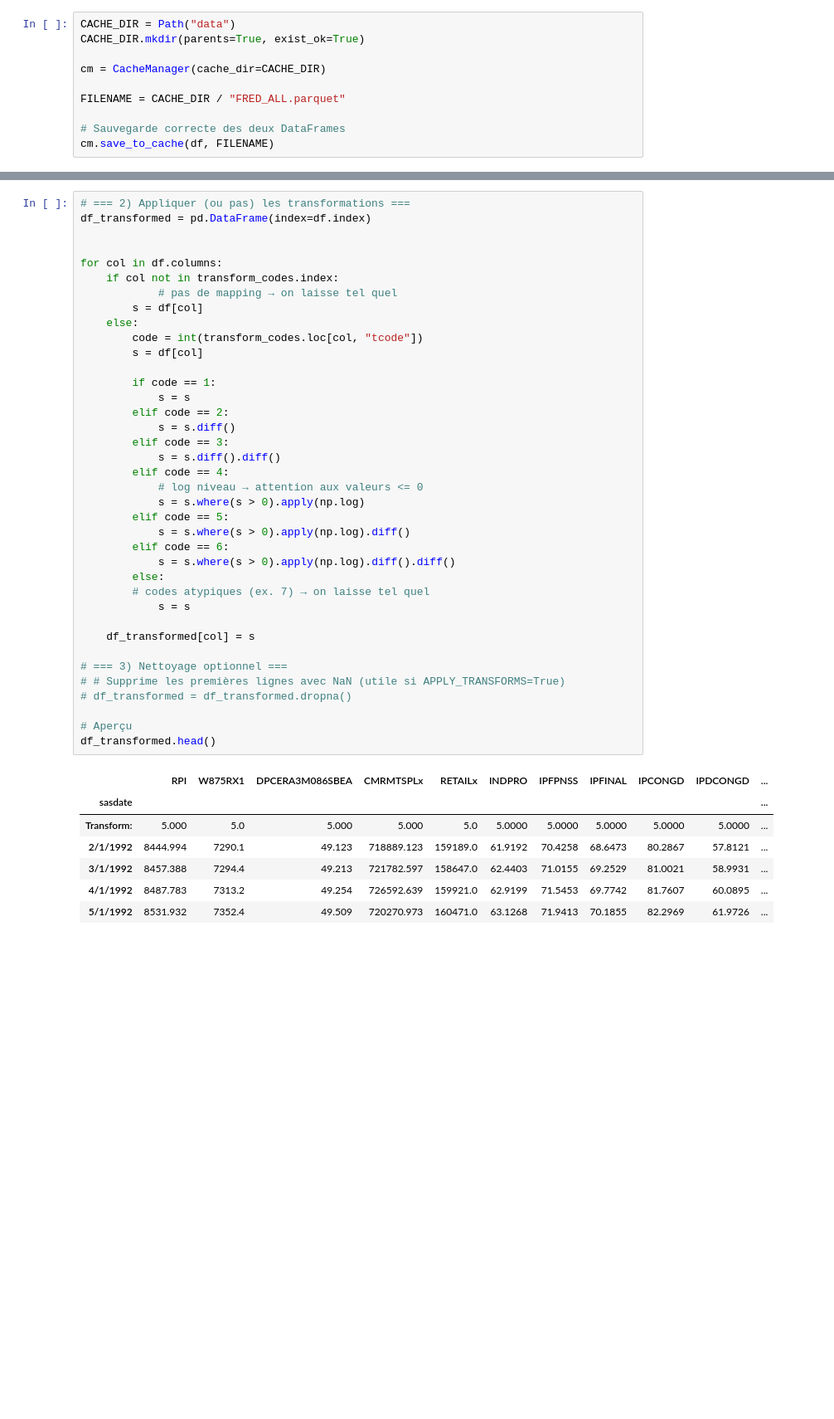
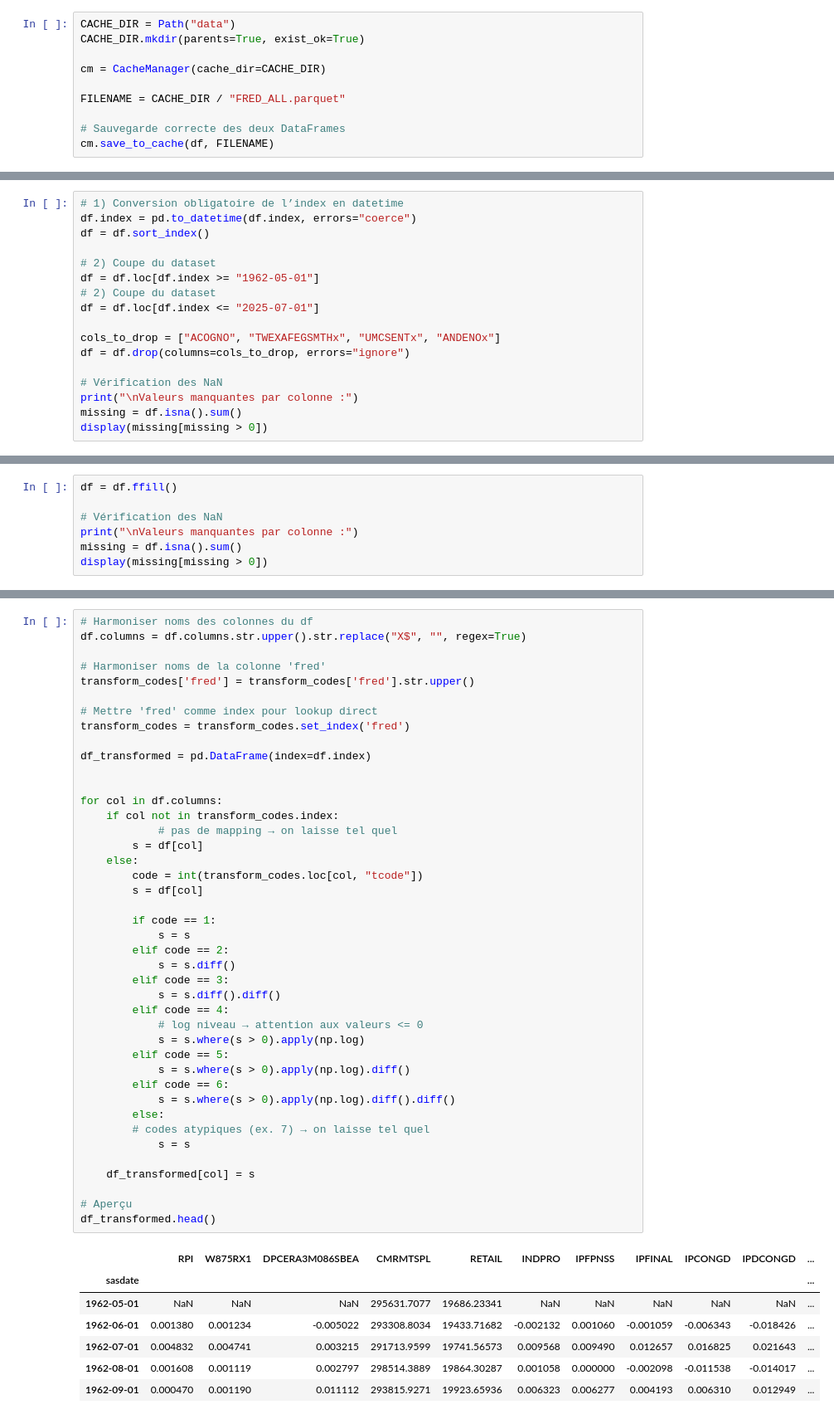
Before and after one commit to lxsd111/ML_PM, a Jupyter notebook: nbs/main.ipynb, the cells around one changed output, grey strips where cells are left out. Shown at 83% size. Drawn from its saved outputs; the diff is of its cells as text; blank space fills up the shorter version.

```diff
--- a/nbs/main.ipynb
+++ b/nbs/main.ipynb
@@ -71,0 +124,17 @@ cm.save_to_cache(df, FILENAME)
+# %%
+# 1) Conversion obligatoire de l’index en datetime
+df.index = pd.to_datetime(df.index, errors="coerce")
+df = df.sort_index()
+
+# 2) Coupe du dataset
+df = df.loc[df.index >= "1962-05-01"]
+# 2) Coupe du dataset
+df = df.loc[df.index <= "2025-07-01"]
+
+cols_to_drop = ["ACOGNO", "TWEXAFEGSMTHx", "UMCSENTx", "ANDENOx"]
+df = df.drop(columns=cols_to_drop, errors="ignore")
+
+# Vérification des NaN
+print("\nValeurs manquantes par colonne :")
+missing = df.isna().sum()
+display(missing[missing > 0])
@@ -71,0 +152,7 @@ cm.save_to_cache(df, FILENAME)
+# %%
+df = df.ffill()
+
+# Vérification des NaN
+print("\nValeurs manquantes par colonne :")
+missing = df.isna().sum()
+display(missing[missing > 0])
@@ -210,46 +209,50 @@ Length: 126, dtype: object
 # %%
-# === 2) Appliquer (ou pas) les transformations ===
+# Harmoniser noms des colonnes du df
+df.columns = df.columns.str.upper().str.replace("X$", "", regex=True)
+
+# Harmoniser noms de la colonne 'fred'
+transform_codes['fred'] = transform_codes['fred'].str.upper()
+
+# Mettre 'fred' comme index pour lookup direct
+transform_codes = transform_codes.set_index('fred')
+
 df_transformed = pd.DataFrame(index=df.index)
 
 
 for col in df.columns:
     if col not in transform_codes.index:
             # pas de mapping → on laisse tel quel
         s = df[col]
     else:
         code = int(transform_codes.loc[col, "tcode"])
         s = df[col]
 
         if code == 1:
             s = s
         elif code == 2:
             s = s.diff()
         elif code == 3:
             s = s.diff().diff()
         elif code == 4:
             # log niveau → attention aux valeurs <= 0
             s = s.where(s > 0).apply(np.log)
         elif code == 5:
             s = s.where(s > 0).apply(np.log).diff()
         elif code == 6:
             s = s.where(s > 0).apply(np.log).diff().diff()
         else:
         # codes atypiques (ex. 7) → on laisse tel quel
             s = s
 
     df_transformed[col] = s
 
-# === 3) Nettoyage optionnel ===
-# # Supprime les premières lignes avec NaN (utile si APPLY_TRANSFORMS=True)
-# df_transformed = df_transformed.dropna()
-
 # Aperçu
 df_transformed.head()
 # %% [output]
-|  | RPI | W875RX1 | DPCERA3M086SBEA | CMRMTSPLx | RETAILx | INDPRO | IPFPNSS | IPFINAL | IPCONGD | IPDCONGD | ... |
+|  | RPI | W875RX1 | DPCERA3M086SBEA | CMRMTSPL | RETAIL | INDPRO | IPFPNSS | IPFINAL | IPCONGD | IPDCONGD | ... |
 | sasdate |  |  |  |  |  |  |  |  |  |  | ... |
-| Transform: | 5.000 | 5.0 | 5.000 | 5.000 | 5.0 | 5.0000 | 5.0000 | 5.0000 | 5.0000 | 5.0000 | ... |
-| 2/1/1992 | 8444.994 | 7290.1 | 49.123 | 718889.123 | 159189.0 | 61.9192 | 70.4258 | 68.6473 | 80.2867 | 57.8121 | ... |
-| 3/1/1992 | 8457.388 | 7294.4 | 49.213 | 721782.597 | 158647.0 | 62.4403 | 71.0155 | 69.2529 | 81.0021 | 58.9931 | ... |
-| 4/1/1992 | 8487.783 | 7313.2 | 49.254 | 726592.639 | 159921.0 | 62.9199 | 71.5453 | 69.7742 | 81.7607 | 60.0895 | ... |
-| 5/1/1992 | 8531.932 | 7352.4 | 49.509 | 720270.973 | 160471.0 | 63.1268 | 71.9413 | 70.1855 | 82.2969 | 61.9726 | ... |
+| 1962-05-01 | NaN | NaN | NaN | 295631.7077 | 19686.23341 | NaN | NaN | NaN | NaN | NaN | ... |
+| 1962-06-01 | 0.001380 | 0.001234 | -0.005022 | 293308.8034 | 19433.71682 | -0.002132 | 0.001060 | -0.001059 | -0.006343 | -0.018426 | ... |
+| 1962-07-01 | 0.004832 | 0.004741 | 0.003215 | 291713.9599 | 19741.56573 | 0.009568 | 0.009490 | 0.012657 | 0.016825 | 0.021643 | ... |
+| 1962-08-01 | 0.001608 | 0.001119 | 0.002797 | 298514.3889 | 19864.30287 | 0.001058 | 0.000000 | -0.002098 | -0.011538 | -0.014017 | ... |
+| 1962-09-01 | 0.000470 | 0.001190 | 0.011112 | 293815.9271 | 19923.65936 | 0.006323 | 0.006277 | 0.004193 | 0.006310 | 0.012949 | ... |
```
Also changed, not shown: parts of 12 cells of this notebook.
